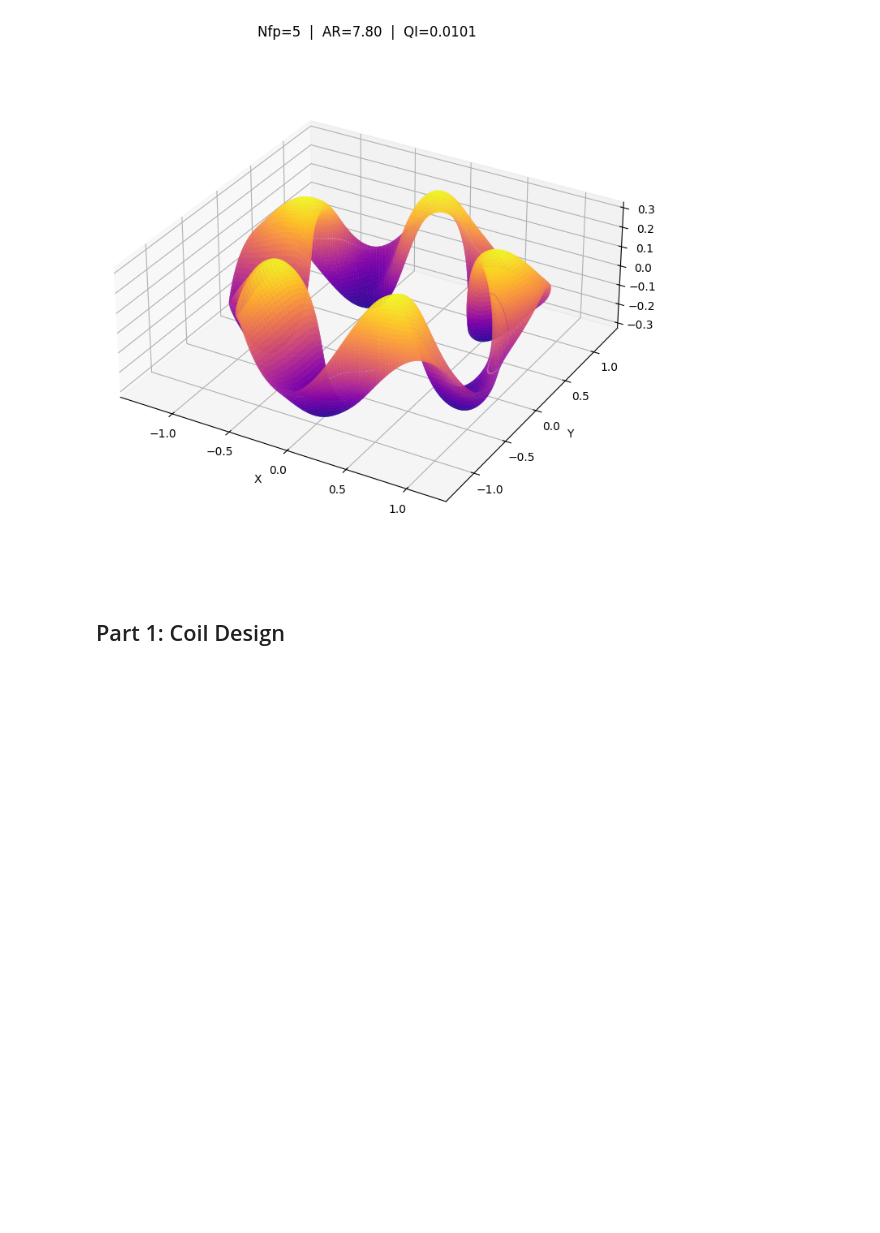
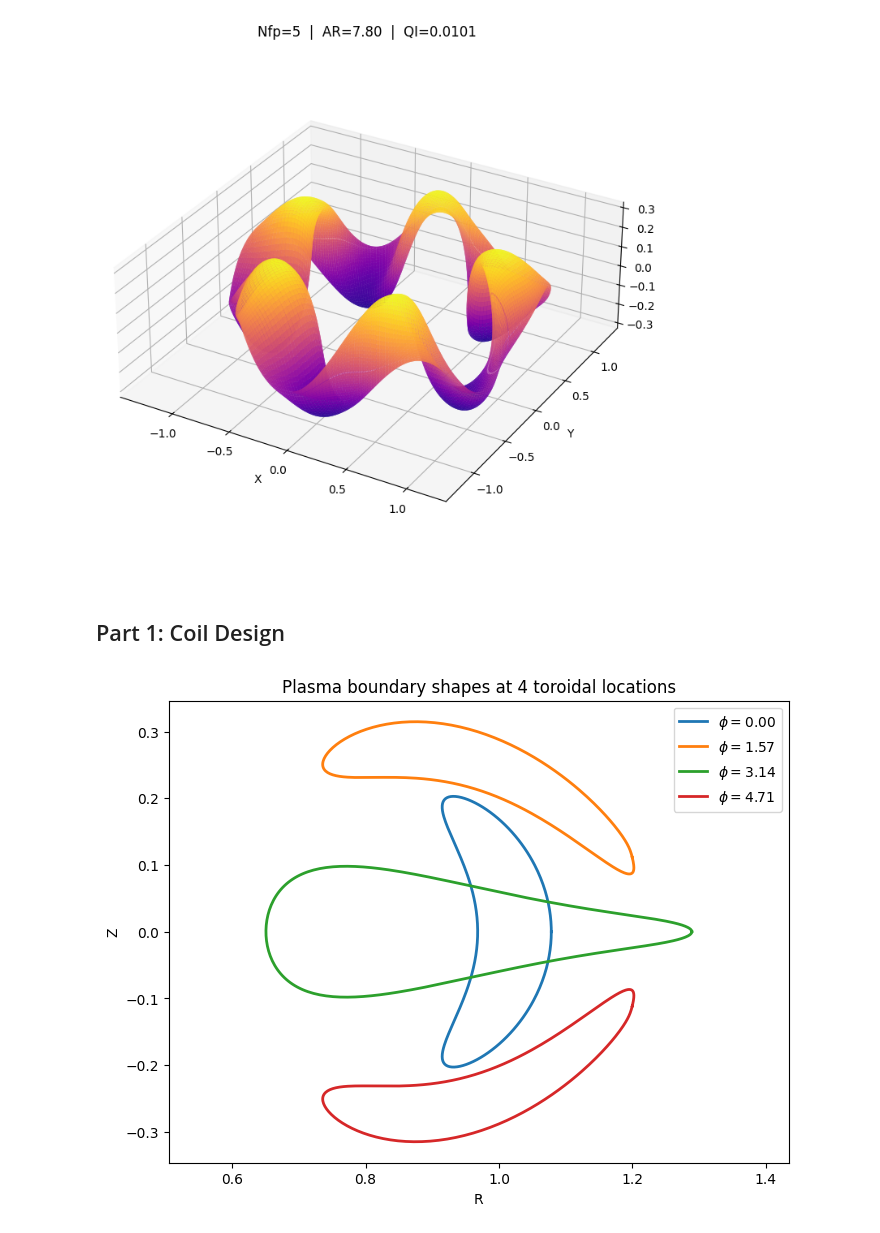
Before and after one commit to chuery/physics113final, a Jupyter notebook: main.ipynb, the cells around one changed output. Saved outputs shown, nothing was run; the diff lists cells and outputs as text; code cells hidden in the pictures; blank space fills up the shorter version.

Commit message:
plasma boundary at 4 points

```diff
--- a/main.ipynb
+++ b/main.ipynb
@@ -85,9 +85,9 @@ Z range: -0.3147245563323342 0.31472455633233426
 # Compute plasma boundary shape at 4 evenly spaced out toroidal slices
 # ----------------------------------------------------------------------------------------------------------------------------------------------------
 
-phi_slice_values = 0, (np.pi / 2), np.pi, (3 * np.pi / 2)
+phi_slice_values = [0, (np.pi / 2), np.pi, (3 * np.pi / 2)]
 
-theta_vals = np.linspace(0, 2 * np.pi, 300, enpoint = True) # theta around cross-section
+theta_vals = np.linspace(0, 2 * np.pi, 300, endpoint = True) # theta around cross-section
 
 # Store the shapes of the boundaries
 plasma_boundaries = []
@@ -99,14 +99,14 @@ for phi_val in phi_slice_values:
 
     # Use Fourier coefficients to reconstruct the boundary curve at a fixed phi value
     for m in range(m_max):
-        for coefficient_index in range(n_cols):
+        for n_col in range(n_cols):
 
-            n = coefficient_index - nmax_actual
+            n = n_col - nmax_actual
 
-            fourier_angle = m * theta_vals - n * Nfp * phi_val
+            fourier_angle = m * theta_vals - n * Nfp * phi_val # angle in the sin / cos term
 
-            R_boundary += r_cos[m, coefficient_index] * np.cos(fourier_angle)
-            Z_boundary += z_sin[m, coefficient_index] * np.sin(fourier_angle)
+            R_boundary += r_cos[m, n_col] * np.cos(fourier_angle)
+            Z_boundary += z_sin[m, n_col] * np.sin(fourier_angle)
 
     # Convert boundary from cylindrical coordinates to cartesian coordiantes
     X_boundary = R_boundary * np.cos(phi_val)
@@ -126,3 +126,32 @@ for phi_val in phi_slice_values:
     }
 
     plasma_boundaries.append(boundary)
+
+# Get the 4 plasma boundary shapes
+boundary_1 = plasma_boundaries[0] # phi = 0
+boundary_2 = plasma_boundaries[1] # phi = pi / 2
+boundary_3 = plasma_boundaries[2] # phi = pi
+boundary_4 = plasma_boundaries[3] # phi = 3pi / 2
+# %%
+# ----------------------------------------------------------------------------------------------------------------------------------------------------
+# Plot showing the 4 plasma boundary shapes computed
+# ----------------------------------------------------------------------------------------------------------------------------------------------------
+
+plt.figure(figsize = (8,6))
+
+for plasma_boundary in plasma_boundaries:
+    plt.plot(
+        plasma_boundary["R"],
+        plasma_boundary["Z"],
+        linewidth = 2,
+        label = fr"$\phi = {plasma_boundary['phi_val']:.2f}$"
+    )
+
+plt.xlabel("R")
+plt.ylabel("Z")
+plt.title("Plasma boundary shapes at 4 toroidal locations")
+plt.axis("equal")
+plt.legend()
+plt.show()
+# %% [output]
+[figure, added]
```
